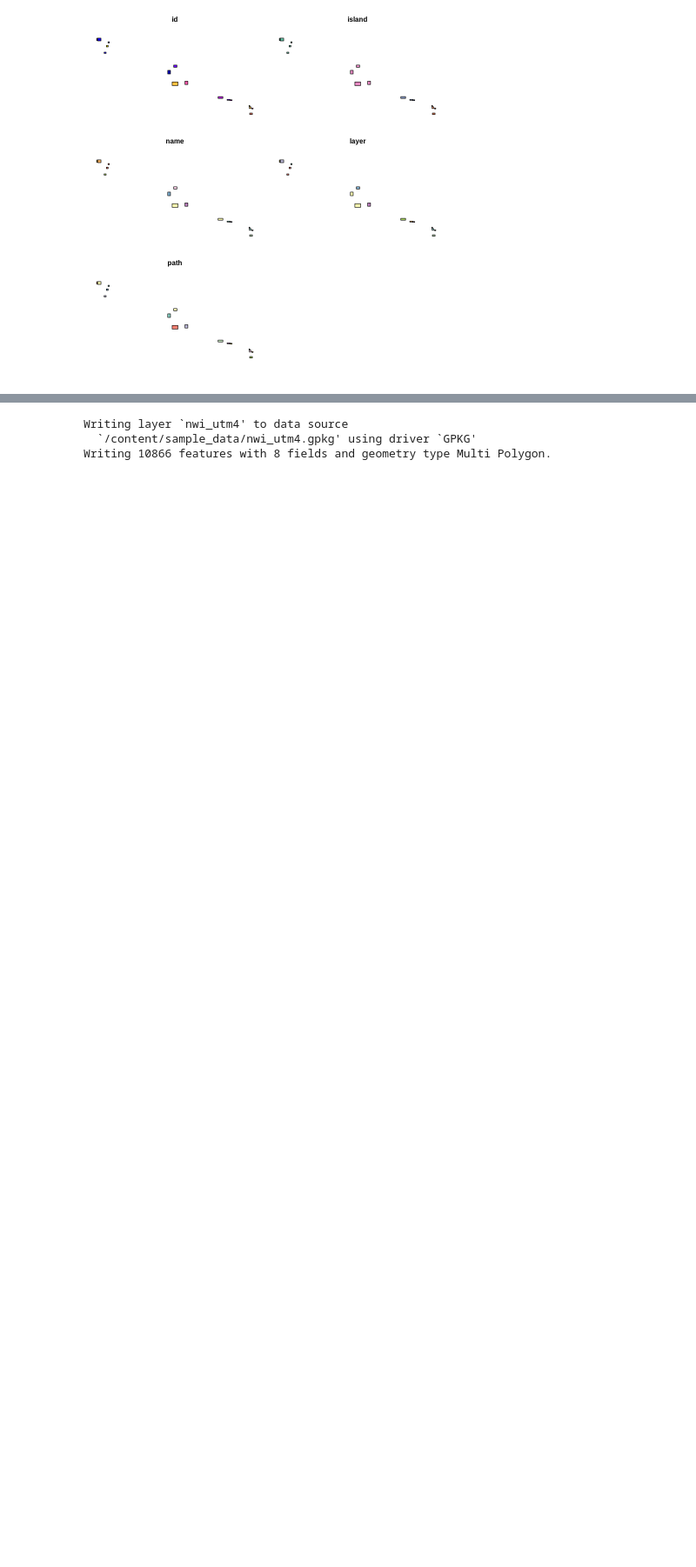
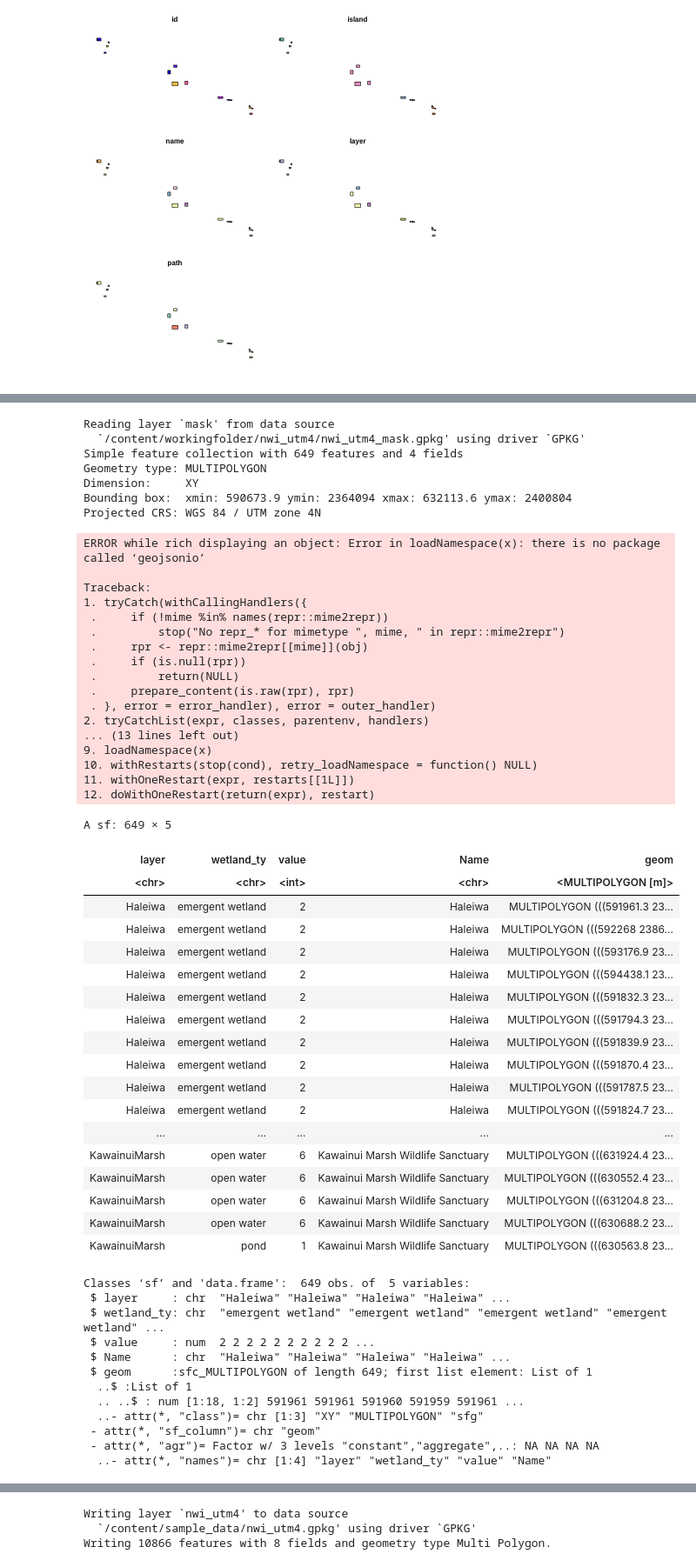
Before and after one commit to MadmanMarble/Planet_U-NET, a Jupyter notebook: Planet_image_stacking_032024.ipynb, the cells around one changed output, grey strips where cells are left out. Shown at 87% size. Cells and saved outputs as stored; diff of their text form; code cells hidden in the pictures; blank space fills up the shorter version.

```diff
--- a/Planet_image_stacking_032024.ipynb
+++ b/Planet_image_stacking_032024.ipynb
@@ -828,0 +766,65 @@ A sf: 10866 × 9
+# %%
+nwi_utm4_mask <- st_read("/content/workingfolder/nwi_utm4/nwi_utm4_mask.gpkg")
+nwi_utm4_mask
+
+nwi_utm4_mask <- nwi_utm4_mask %>%
+  mutate(value = as.numeric(value))
+
+# Check the structure to confirm the change
+str(nwi_utm4_mask)
+# %% [output]
+Reading layer `mask' from data source
+  `/content/workingfolder/nwi_utm4/nwi_utm4_mask.gpkg' using driver `GPKG'
+Simple feature collection with 649 features and 4 fields
+Geometry type: MULTIPOLYGON
+Dimension:     XY
+Bounding box:  xmin: 590673.9 ymin: 2364094 xmax: 632113.6 ymax: 2400804
+Projected CRS: WGS 84 / UTM zone 4N
+ERROR while rich displaying an object: Error in loadNamespace(x): there is no package called ‘geojsonio’
+
+Traceback:
+1. tryCatch(withCallingHandlers({
+ .     if (!mime %in% names(repr::mime2repr))
+ .         stop("No repr_* for mimetype ", mime, " in repr::mime2repr")
+ .     rpr <- repr::mime2repr[[mime]](obj)
+ .     if (is.null(rpr))
+ .         return(NULL)
+ .     prepare_content(is.raw(rpr), rpr)
+ . }, error = error_handler), error = outer_handler)
+2. tryCatchList(expr, classes, parentenv, handlers)
+... (13 lines left out)
+9. loadNamespace(x)
+10. withRestarts(stop(cond), retry_loadNamespace = function() NULL)
+11. withOneRestart(expr, restarts[[1L]])
+12. doWithOneRestart(return(expr), restart)
+A sf: 649 × 5
+| layer | wetland_ty | value | Name | geom |
+| <chr> | <chr> | <int> | <chr> | <MULTIPOLYGON [m]> |
+| Haleiwa | emergent wetland | 2 | Haleiwa | MULTIPOLYGON (((591961.3 23... |
+| Haleiwa | emergent wetland | 2 | Haleiwa | MULTIPOLYGON (((592268 2386... |
+| Haleiwa | emergent wetland | 2 | Haleiwa | MULTIPOLYGON (((593176.9 23... |
+| Haleiwa | emergent wetland | 2 | Haleiwa | MULTIPOLYGON (((594438.1 23... |
+| Haleiwa | emergent wetland | 2 | Haleiwa | MULTIPOLYGON (((591832.3 23... |
+| Haleiwa | emergent wetland | 2 | Haleiwa | MULTIPOLYGON (((591794.3 23... |
+| Haleiwa | emergent wetland | 2 | Haleiwa | MULTIPOLYGON (((591839.9 23... |
+| Haleiwa | emergent wetland | 2 | Haleiwa | MULTIPOLYGON (((591870.4 23... |
+| Haleiwa | emergent wetland | 2 | Haleiwa | MULTIPOLYGON (((591787.5 23... |
+| Haleiwa | emergent wetland | 2 | Haleiwa | MULTIPOLYGON (((591824.7 23... |
+| ... | ... | ... | ... | ... |
+| KawainuiMarsh | open water | 6 | Kawainui Marsh Wildlife Sanctuary | MULTIPOLYGON (((631924.4 23... |
+| KawainuiMarsh | open water | 6 | Kawainui Marsh Wildlife Sanctuary | MULTIPOLYGON (((630552.4 23... |
+| KawainuiMarsh | open water | 6 | Kawainui Marsh Wildlife Sanctuary | MULTIPOLYGON (((631204.8 23... |
+| KawainuiMarsh | open water | 6 | Kawainui Marsh Wildlife Sanctuary | MULTIPOLYGON (((630688.2 23... |
+| KawainuiMarsh | pond | 1 | Kawainui Marsh Wildlife Sanctuary | MULTIPOLYGON (((630563.8 23... |
+Classes ‘sf’ and 'data.frame':  649 obs. of  5 variables:
+ $ layer     : chr  "Haleiwa" "Haleiwa" "Haleiwa" "Haleiwa" ...
+ $ wetland_ty: chr  "emergent wetland" "emergent wetland" "emergent wetland" "emergent wetland" ...
+ $ value     : num  2 2 2 2 2 2 2 2 2 2 ...
+ $ Name      : chr  "Haleiwa" "Haleiwa" "Haleiwa" "Haleiwa" ...
+ $ geom      :sfc_MULTIPOLYGON of length 649; first list element: List of 1
+  ..$ :List of 1
+  .. ..$ : num [1:18, 1:2] 591961 591961 591960 591959 591961 ...
+  ..- attr(*, "class")= chr [1:3] "XY" "MULTIPOLYGON" "sfg"
+ - attr(*, "sf_column")= chr "geom"
+ - attr(*, "agr")= Factor w/ 3 levels "constant","aggregate",..: NA NA NA NA
+  ..- attr(*, "names")= chr [1:4] "layer" "wetland_ty" "value" "Name"
```
Also changed, not shown: parts of 27 cells of this notebook.
